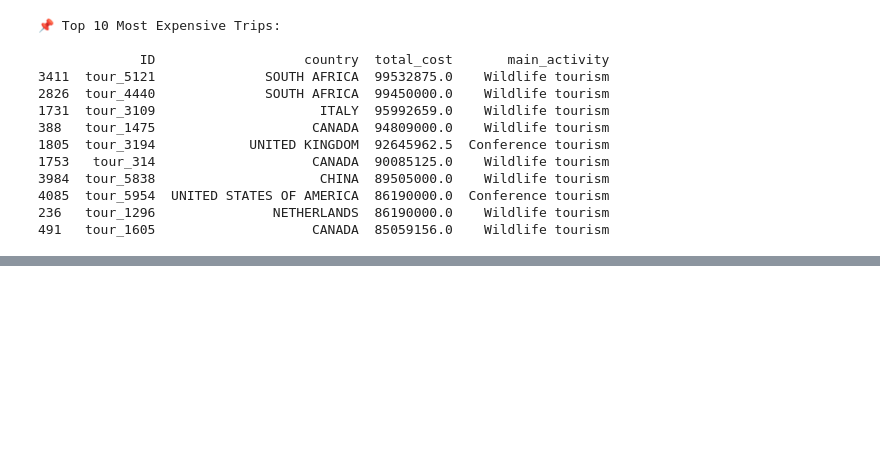
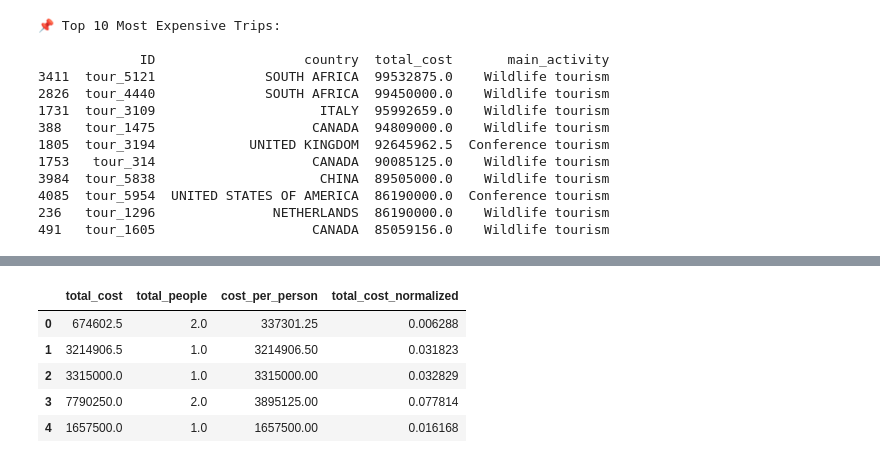
Before and after one commit to leulged/tanzania-tourism-prediction-zindi, a Jupyter notebook: Tanzania_Tourism_Prediction.ipynb, the cells around one changed output, grey strips where cells are left out. Drawn from its saved outputs; the diff is of its cells as text; code cells hidden in the pictures; blank space fills up the shorter version.

```diff
--- a/Tanzania_Tourism_Prediction.ipynb
+++ b/Tanzania_Tourism_Prediction.ipynb
@@ -242,0 +251,24 @@ print(top_expensive_trips.head(10))
+# %%
+import numpy as np
+
+# Replace 0 or invalid total_people values with NaN
+df["total_people"] = df["total_people"].replace(0, np.nan)
+
+# Recalculate cost per person
+df["cost_per_person"] = df["total_cost"] / df["total_people"]
+
+# Min-Max Normalization of total_cost
+min_cost = df["total_cost"].min()
+max_cost = df["total_cost"].max()
+
+df["total_cost_normalized"] = (df["total_cost"] - min_cost) / (max_cost - min_cost)
+
+# Preview the changes
+df[["total_cost", "total_people", "cost_per_person", "total_cost_normalized"]].head()
+# %% [output]
+|  | total_cost | total_people | cost_per_person | total_cost_normalized |
+| 0 | 674602.5 | 2.0 | 337301.25 | 0.006288 |
+| 1 | 3214906.5 | 1.0 | 3214906.50 | 0.031823 |
+| 2 | 3315000.0 | 1.0 | 3315000.00 | 0.032829 |
+| 3 | 7790250.0 | 2.0 | 3895125.00 | 0.077814 |
+| 4 | 1657500.0 | 1.0 | 1657500.00 | 0.016168 |
```
Also changed, not shown: parts of 4 cells of this notebook.
